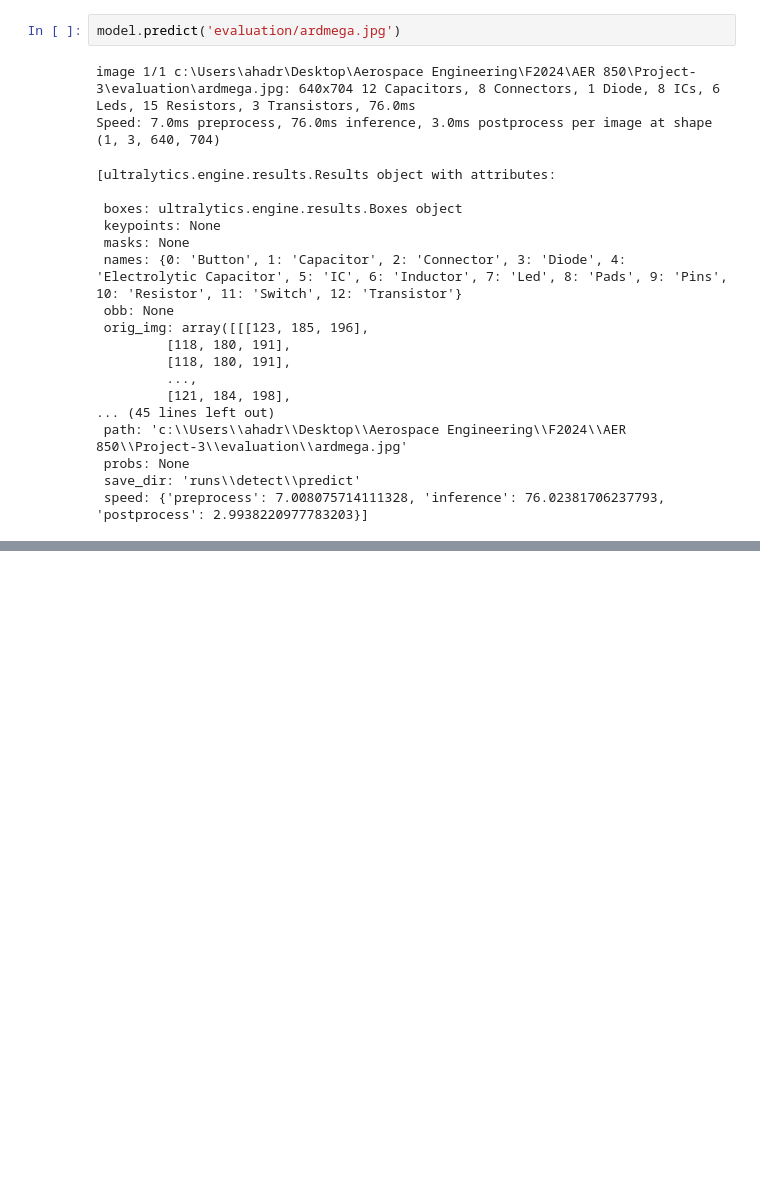
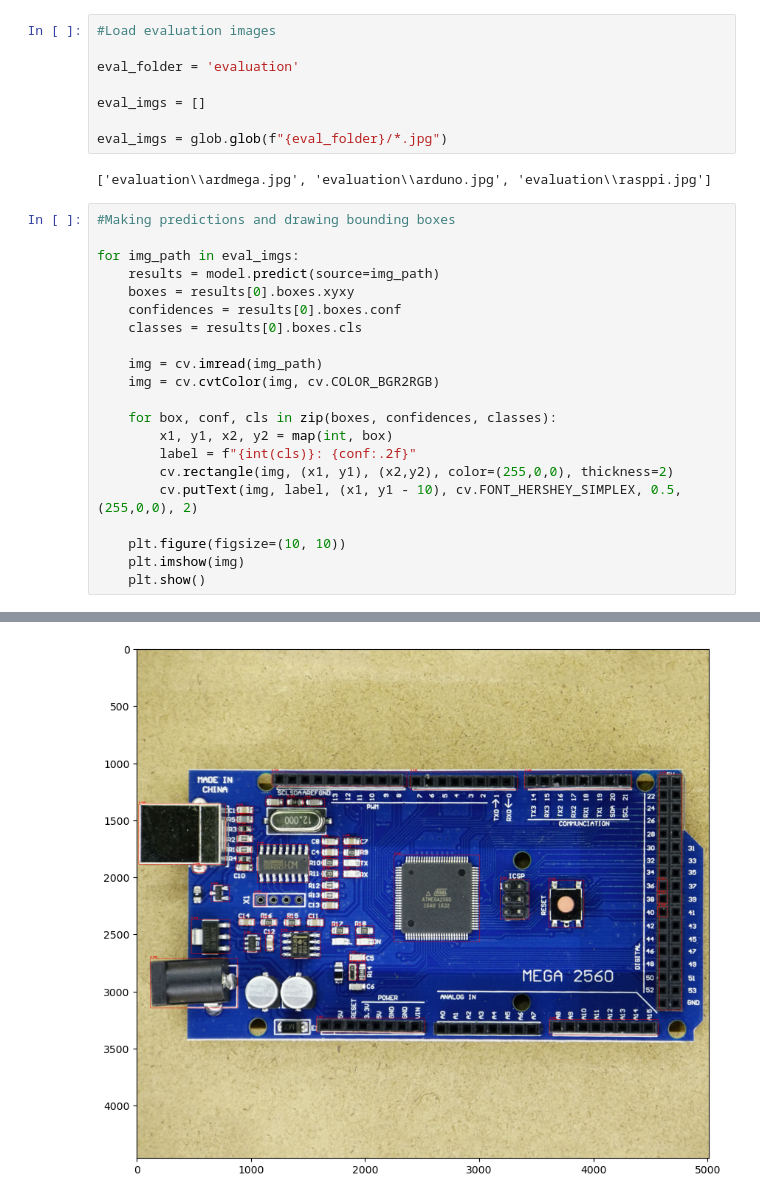
Before and after one commit to CaptainAhad/component-detection-project, a Jupyter notebook: Project 3 - Model Evaluation.ipynb, the cells around one changed output, grey strips where cells are left out. Saved outputs shown, nothing was run; the diff lists cells and outputs as text; blank space fills up the shorter version.

Commit message:
made predictions

```diff
--- a/Project 3 - Model Evaluation.ipynb
+++ b/Project 3 - Model Evaluation.ipynb
@@ -8,23 +10,33 @@ import os
 model = YOLO("runs/detect/train72/weights/best.pt")
-# %%
-model.predict('evaluation/ardmega.jpg')
-# %% [output]
-image 1/1 c:\Users\ahadr\Desktop\Aerospace Engineering\F2024\AER 850\Project-3\evaluation\ardmega.jpg: 640x704 12 Capacitors, 8 Connectors, 1 Diode, 8 ICs, 6 Leds, 15 Resistors, 3 Transistors, 76.0ms
-Speed: 7.0ms preprocess, 76.0ms inference, 3.0ms postprocess per image at shape (1, 3, 640, 704)
-[ultralytics.engine.results.Results object with attributes:
-
- boxes: ultralytics.engine.results.Boxes object
- keypoints: None
- masks: None
- names: {0: 'Button', 1: 'Capacitor', 2: 'Connector', 3: 'Diode', 4: 'Electrolytic Capacitor', 5: 'IC', 6: 'Inductor', 7: 'Led', 8: 'Pads', 9: 'Pins', 10: 'Resistor', 11: 'Switch', 12: 'Transistor'}
- obb: None
- orig_img: array([[[123, 185, 196],
-         [118, 180, 191],
-         [118, 180, 191],
-         ...,
-         [121, 184, 198],
-... (45 lines left out)
- path: 'c:\\Users\\ahadr\\Desktop\\Aerospace Engineering\\F2024\\AER 850\\Project-3\\evaluation\\ardmega.jpg'
- probs: None
- save_dir: 'runs\\detect\\predict'
- speed: {'preprocess': 7.008075714111328, 'inference': 76.02381706237793, 'postprocess': 2.9938220977783203}]
+# %%
+#Load evaluation images
+
+eval_folder = 'evaluation'
+
+eval_imgs = []
+
+eval_imgs = glob.glob(f"{eval_folder}/*.jpg")
+# %% [output]
+['evaluation\\ardmega.jpg', 'evaluation\\arduno.jpg', 'evaluation\\rasppi.jpg']
+# %%
+#Making predictions and drawing bounding boxes
+
+for img_path in eval_imgs:
+    results = model.predict(source=img_path)
+    boxes = results[0].boxes.xyxy
+    confidences = results[0].boxes.conf
+    classes = results[0].boxes.cls
+
+    img = cv.imread(img_path)
+    img = cv.cvtColor(img, cv.COLOR_BGR2RGB)
+
+    for box, conf, cls in zip(boxes, confidences, classes):
+        x1, y1, x2, y2 = map(int, box)
+        label = f"{int(cls)}: {conf:.2f}"
+        cv.rectangle(img, (x1, y1), (x2,y2), color=(255,0,0), thickness=2)
+        cv.putText(img, label, (x1, y1 - 10), cv.FONT_HERSHEY_SIMPLEX, 0.5, (255,0,0), 2)
+
+    plt.figure(figsize=(10, 10))
+    plt.imshow(img)
+    plt.show()
+# %% [output]
@@ -30,0 +45 @@ Speed: 7.0ms preprocess, 76.0ms inference, 3.0ms postprocess per image at shape
+[figure, added]
```
Also changed, not shown: parts of 4 cells of this notebook.
